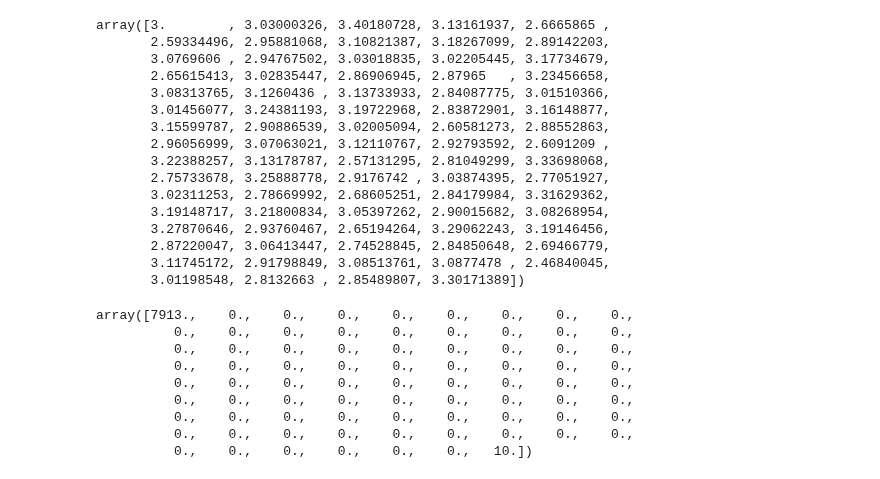
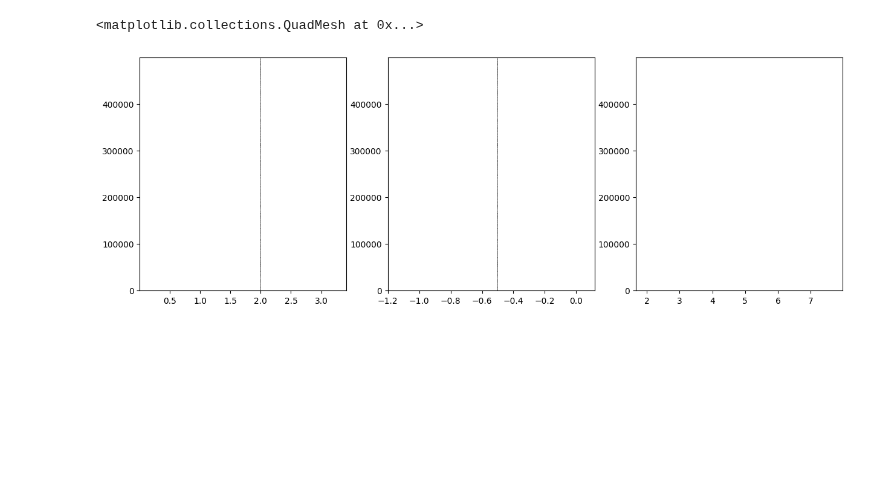
Before and after one commit to linh-phuong/symbiosis_3D_tradeoff, a Jupyter notebook: symbiosis_3D_tradeoff.ipynb, the cells around one changed output. Saved outputs shown, nothing was run; the diff lists cells and outputs as text; code cells hidden in the pictures; blank space fills up the shorter version.

```diff
--- a/symbiosis_3D_tradeoff.ipynb
+++ b/symbiosis_3D_tradeoff.ipynb
@@ -237,7 +287,7 @@ cg_evo_1 =  Config(dict(eta = 1., g = 0.312, mu = 1.4, alpha = 1.2, gamma = 1.23
                         r = 2.3, d = 1.3, theta = 8., v = 1., h = 1.5, nu_max = 3))
 # %%
 np.random.seed(1)
-V = 5000
-dyn_stoc_1 = tau_leap_symbiosis_mutation(pop_init = init * V, Tmax = 200000, dt = 0.1, cg = cg_evo, V = V,
-                                         trait_init = np.array([3, 0]), sigma_rho = 0.2, sigma_nu = 0.2,
-                                         mutant_rate = 0.0001)
+V = 100
+dyn_stoc_1 = tau_leap_symbiosis_mutation(pop_init = init * V, Tmax = 500000, dt = 1, cg = cg_evo_1, V = V,
+                                         trait_init = np.array([2, -0.5]), sigma_rho = 0.5, sigma_nu = 0.2,
+                                         mutant_rate = 0.01, step = 50)
@@ -246,2 +294,2 @@ Error:
 # %%
-dyn_stoc_arr_1 = turn_raw_dat_to_arrays(dyn_stoc_1)
+dyn_stoc_arr_1 = turn_raw_dat_to_sorted_arrays(dyn_stoc_1)
@@ -268,31 +296,17 @@ plt.colorbar(p)
-# %%
-dyn_stoc_1["rho"][-1]
-# %% [output]
-array([3.        , 3.03000326, 3.40180728, 3.13161937, 2.6665865 ,
-       2.59334496, 2.95881068, 3.10821387, 3.18267099, 2.89142203,
-       3.0769606 , 2.94767502, 3.03018835, 3.02205445, 3.17734679,
-       2.65615413, 3.02835447, 2.86906945, 2.87965   , 3.23456658,
-       3.08313765, 3.1260436 , 3.13733933, 2.84087775, 3.01510366,
-       3.01456077, 3.24381193, 3.19722968, 2.83872901, 3.16148877,
-       3.15599787, 2.90886539, 3.02005094, 2.60581273, 2.88552863,
-       2.96056999, 3.07063021, 3.12110767, 2.92793592, 2.6091209 ,
-       3.22388257, 3.13178787, 2.57131295, 2.81049299, 3.33698068,
-       2.75733678, 3.25888778, 2.9176742 , 3.03874395, 2.77051927,
-       3.02311253, 2.78669992, 2.68605251, 2.84179984, 3.31629362,
-       3.19148717, 3.21800834, 3.05397262, 2.90015682, 3.08268954,
-       3.27870646, 2.93760467, 2.65194264, 3.29062243, 3.19146456,
-       2.87220047, 3.06413447, 2.74528845, 2.84850648, 2.69466779,
-       3.11745172, 2.91798849, 3.08513761, 3.0877478 , 2.46840045,
-       3.01198548, 2.8132663 , 2.85489807, 3.30171389])
-# %%
-dyn_stoc_1["x_F"][-1]
-# %% [output]
-array([7913.,    0.,    0.,    0.,    0.,    0.,    0.,    0.,    0.,
-          0.,    0.,    0.,    0.,    0.,    0.,    0.,    0.,    0.,
-          0.,    0.,    0.,    0.,    0.,    0.,    0.,    0.,    0.,
-          0.,    0.,    0.,    0.,    0.,    0.,    0.,    0.,    0.,
-          0.,    0.,    0.,    0.,    0.,    0.,    0.,    0.,    0.,
-          0.,    0.,    0.,    0.,    0.,    0.,    0.,    0.,    0.,
-          0.,    0.,    0.,    0.,    0.,    0.,    0.,    0.,    0.,
-          0.,    0.,    0.,    0.,    0.,    0.,    0.,    0.,    0.,
-          0.,    0.,    0.,    0.,    0.,    0.,   10.])
+# %%
+fig, axes = plt.subplots(1, 3, figsize = (15, 5))
+cc = np.where(np.sum(dyn_stoc_arr_1["xF_rho"] > 0, axis = 0) > 0)
+ZZ = dyn_stoc_arr_1["xF_rho"][:, cc[0]]
+XX, YY = np.meshgrid(dyn_stoc_arr_1["rho_sort"][cc[0]], dyn_stoc_1["t"])
+axes[0].pcolormesh(XX, YY, ZZ/V, cmap = "Greys")
+cc = np.where(np.sum(dyn_stoc_arr_1["xF_nu"] > 0, axis = 0) > 0)
+ZZ = dyn_stoc_arr_1["xF_nu"][:, cc[0]]
+XX, YY = np.meshgrid(dyn_stoc_arr_1["nu_sort"][cc[0]], dyn_stoc_1["t"])
+axes[1].pcolormesh(XX, YY, ZZ, cmap = "Greys")
+cc = np.where(np.sum(dyn_stoc_arr_1["xF_tau"] > 0, axis = 0) > 0)
+ZZ = dyn_stoc_arr_1["xF_tau"][:, cc[0]]
+XX, YY = np.meshgrid(dyn_stoc_arr_1["tau_sort"][cc[0]], dyn_stoc_1["t"])
+axes[2].pcolormesh(XX, YY, ZZ, cmap = "Greys")
+# %% [output]
+<matplotlib.collections.QuadMesh at 0x...>
+[figure, added]
```
Also changed, not shown: parts of 10 cells of this notebook, 1 other file.
